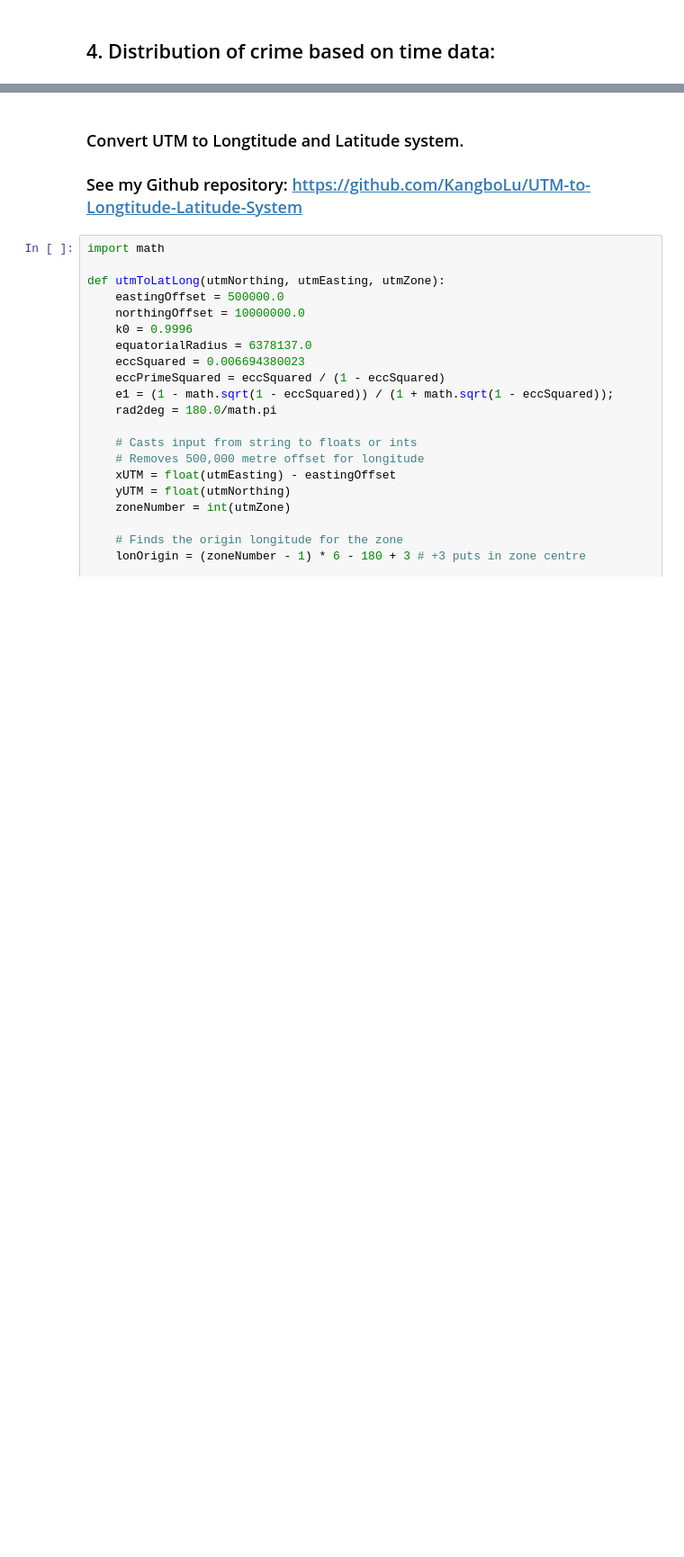
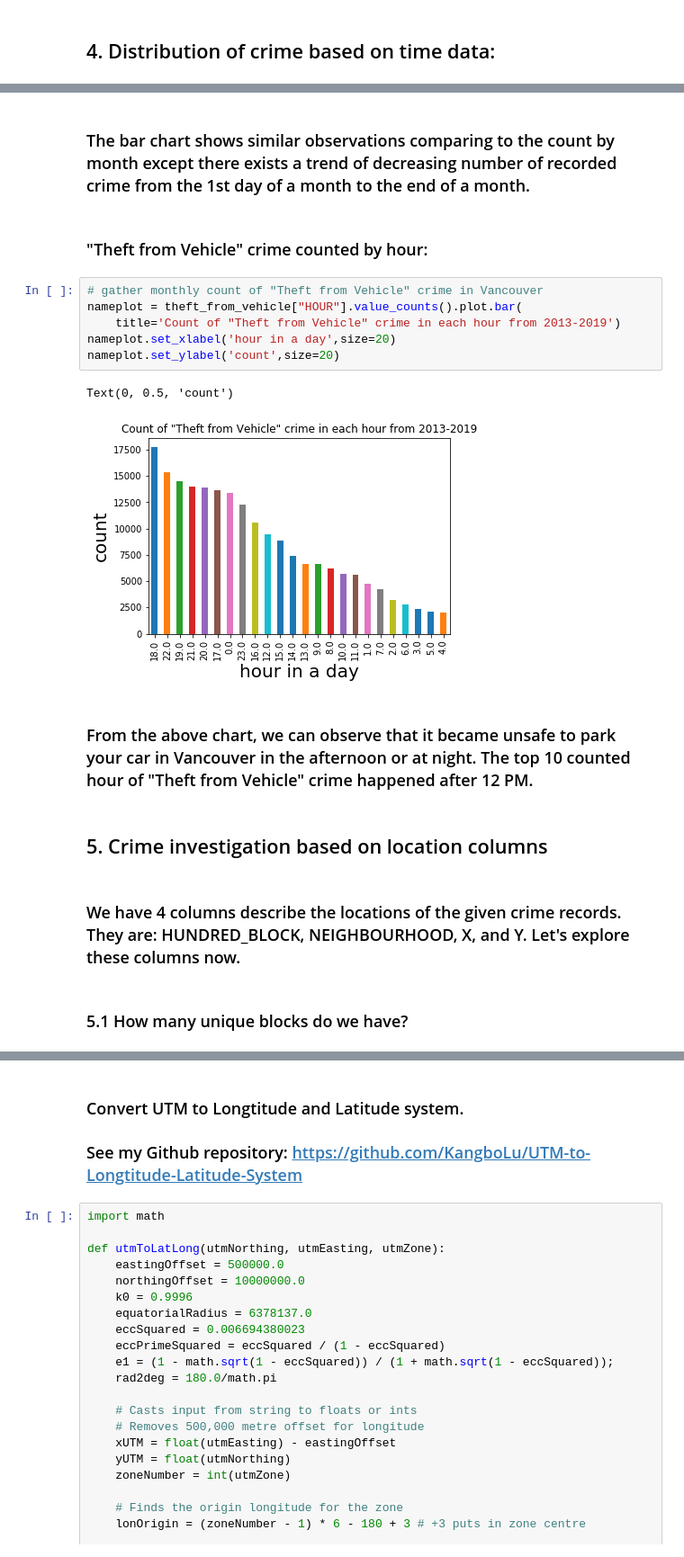
Before and after one commit to KangboLu/Exploratory-Analysis-of-Vancouver-Crimes, a Jupyter notebook: Exploratory Analysis of Vancouver Crime Data .ipynb, the cells around one changed output, grey strips where cells are left out. Shown at 90% size. Saved outputs shown, nothing was run; the diff lists cells and outputs as text; blank space fills up the shorter version.

```diff
--- a/Exploratory Analysis of Vancouver Crime Data .ipynb
+++ b/Exploratory Analysis of Vancouver Crime Data .ipynb
@@ -173,0 +181,21 @@ plt.show()
+# %% [markdown]
+### The bar chart shows similar observations comparing to the count by month except there exists a trend of decreasing number of recorded crime from the 1st day of a month to the end of a month.
+# %% [markdown]
+### "Theft from Vehicle" crime counted by hour:
+# %%
+# gather monthly count of "Theft from Vehicle" crime in Vancouver
+nameplot = theft_from_vehicle["HOUR"].value_counts().plot.bar(
+    title='Count of "Theft from Vehicle" crime in each hour from 2013-2019')
+nameplot.set_xlabel('hour in a day',size=20)
+nameplot.set_ylabel('count',size=20)
+# %% [output]
+Text(0, 0.5, 'count')
+[figure, added]
+# %% [markdown]
+### From the above chart, we can observe that it became unsafe to park your car in Vancouver in the afternoon or at night. The top 10 counted hour of "Theft from Vehicle" crime happened after 12 PM.
+# %% [markdown]
+## 5. Crime investigation based on location columns
+# %% [markdown]
+### We have 4 columns describe the locations of the given crime records. They are: HUNDRED_BLOCK, NEIGHBOURHOOD, X, and Y. Let's explore these columns now.
+# %% [markdown]
+### 5.1 How many unique blocks do we have?
```
Also changed, not shown: parts of 16 cells of this notebook.
